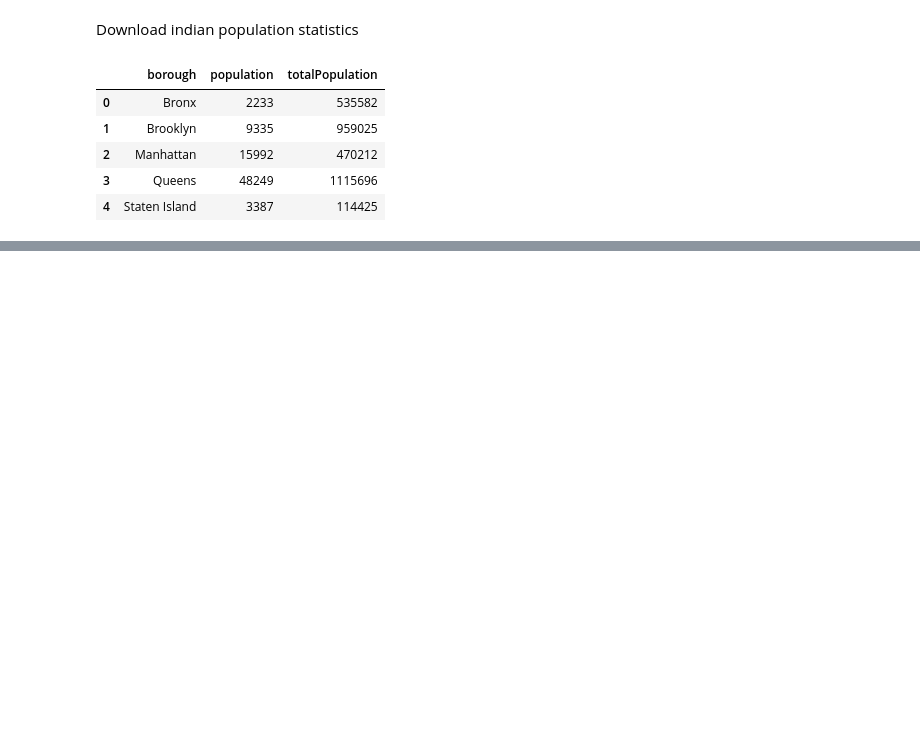
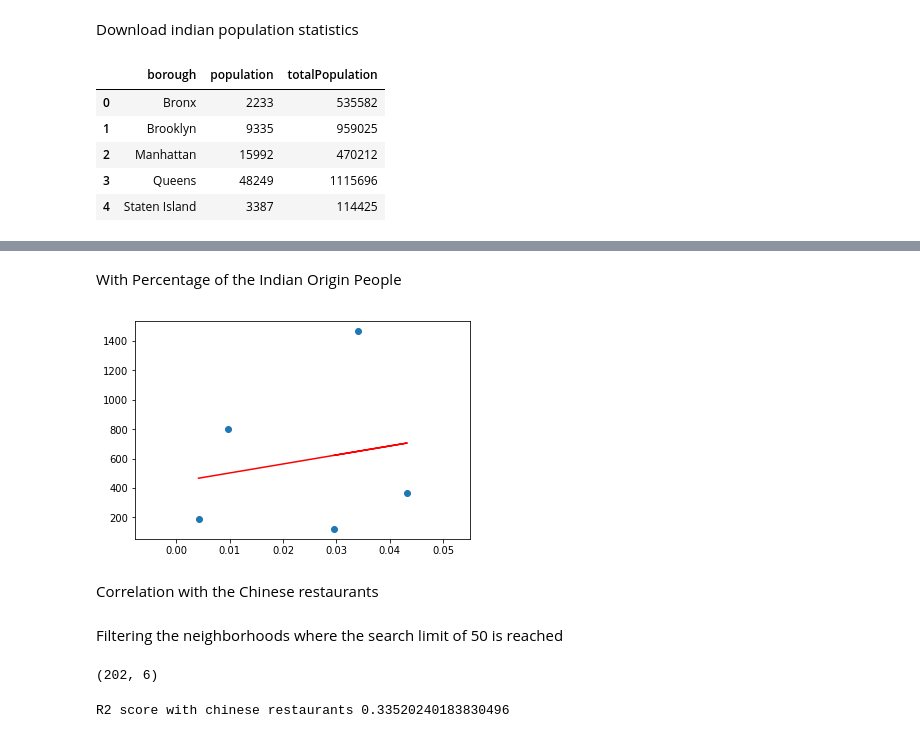
Before and after one commit to kranthibalusu/Coursera_Capstone, a Jupyter notebook: Indian&ChineseRestaurants .ipynb, the cells around one changed output, grey strips where cells are left out. Saved outputs shown, nothing was run; the diff lists cells and outputs as text; code cells hidden in the pictures; blank space fills up the shorter version.

```diff
--- a/Indian&ChineseRestaurants .ipynb
+++ b/Indian&ChineseRestaurants .ipynb
@@ -177,0 +415,28 @@ nearby_venues.head()
+# %% [markdown]
+With Percentage of the Indian Origin People
+# %%
+plt.scatter(X1, Y)
+plt.plot(X1, Y_pred2, color='red')
+plt.show()
+# %% [output]
+[figure, added]
+# %% [markdown]
+Correlation with the Chinese restaurants
+# %% [markdown]
+Filtering the neighborhoods where the search limit of 50 is reached
+# %%
+neighborhoods2 = neighborhoods[neighborhoods['noOfChinese'] < 49]
+neighborhoods3 = neighborhoods2[neighborhoods2['noOfIndian'] < 49]
+neighborhoods3.shape
+# %% [output]
+(202, 6)
+# %%
+X2 = neighborhoods3['noOfChinese'].values.reshape(-1, 1)  # values converts it into a numpy array
+Y2 = neighborhoods3['noOfIndian'].values.reshape(-1, 1)  # -1 means that calculate the dimension of rows, but have 1 colum
+linear_regressor3 = LinearRegression()  # create object for the class
+linear_regressor3.fit(X2, Y2)  # perform linear regression
+Y_pred2 = linear_regressor3.predict(X2)  # make predictions
+# Print out the statistics
+print ('R2 score with chinese restaurants', r2_score(Y2, Y_pred2))
+# %% [output]
+R2 score with chinese restaurants 0.33520240183830496
```
Also changed, not shown: parts of 38 cells of this notebook.
